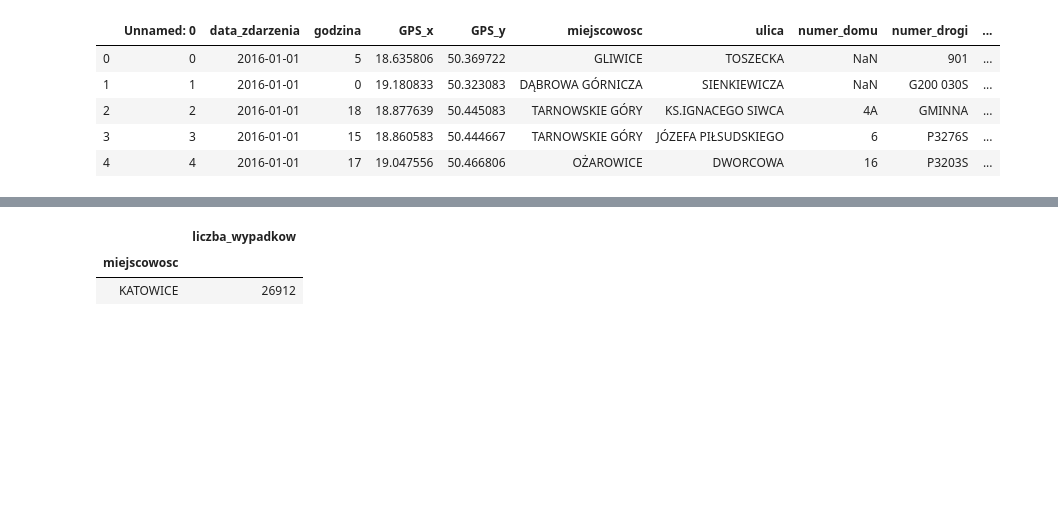
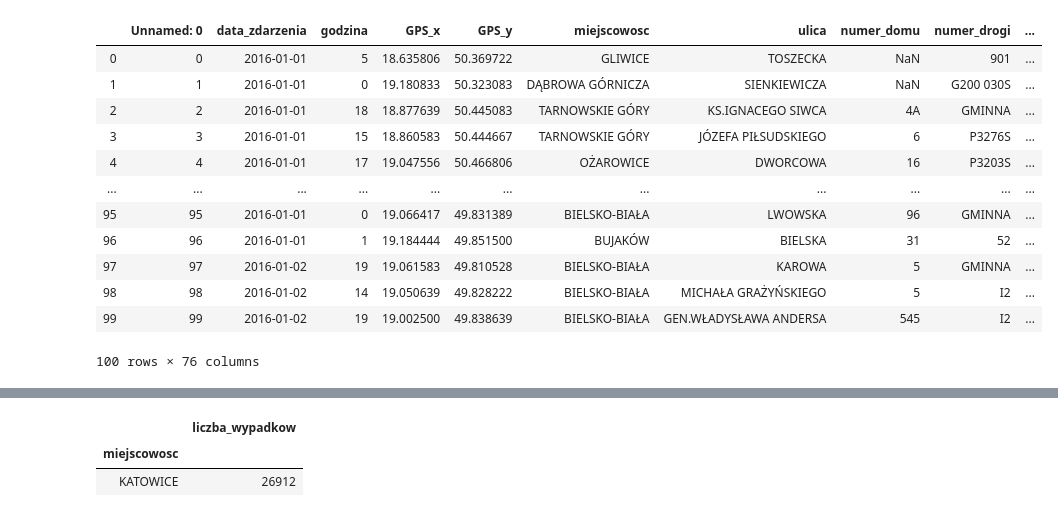
Before and after one commit to KGorczyca/Car_accidents, a Jupyter notebook: analiza_cz2.ipynb, the cells around one changed output, grey strips where cells are left out. Cells and saved outputs as stored; diff of their text form; code cells hidden in the pictures; blank space fills up the shorter version.

```diff
--- a/analiza_cz2.ipynb
+++ b/analiza_cz2.ipynb
@@ -4,14 +5,21 @@ import numpy as np
 # %%
 dane = pd.read_csv('Data/df_enriched.csv')
 pd.options.display.max_columns=75
-dane.head()
+dane.head(100)
 # %% [output]
 |  | Unnamed: 0 | data_zdarzenia | godzina | GPS_x | GPS_y | miejscowosc | ulica | numer_domu | numer_drogi | ... |
 | 0 | 0 | 2016-01-01 | 5 | 18.635806 | 50.369722 | GLIWICE | TOSZECKA | NaN | 901 | ... |
 | 1 | 1 | 2016-01-01 | 0 | 19.180833 | 50.323083 | DĄBROWA GÓRNICZA | SIENKIEWICZA | NaN | G200 030S | ... |
 | 2 | 2 | 2016-01-01 | 18 | 18.877639 | 50.445083 | TARNOWSKIE GÓRY | KS.IGNACEGO SIWCA | 4A | GMINNA | ... |
 | 3 | 3 | 2016-01-01 | 15 | 18.860583 | 50.444667 | TARNOWSKIE GÓRY | JÓZEFA PIŁSUDSKIEGO | 6 | P3276S | ... |
 | 4 | 4 | 2016-01-01 | 17 | 19.047556 | 50.466806 | OŻAROWICE | DWORCOWA | 16 | P3203S | ... |
+| ... | ... | ... | ... | ... | ... | ... | ... | ... | ... | ... |
+| 95 | 95 | 2016-01-01 | 0 | 19.066417 | 49.831389 | BIELSKO-BIAŁA | LWOWSKA | 96 | GMINNA | ... |
+| 96 | 96 | 2016-01-01 | 1 | 19.184444 | 49.851500 | BUJAKÓW | BIELSKA | 31 | 52 | ... |
+| 97 | 97 | 2016-01-02 | 19 | 19.061583 | 49.810528 | BIELSKO-BIAŁA | KAROWA | 5 | GMINNA | ... |
+| 98 | 98 | 2016-01-02 | 14 | 19.050639 | 49.828222 | BIELSKO-BIAŁA | MICHAŁA GRAŻYŃSKIEGO | 5 | I2 | ... |
+| 99 | 99 | 2016-01-02 | 19 | 19.002500 | 49.838639 | BIELSKO-BIAŁA | GEN.WŁADYSŁAWA ANDERSA | 545 | I2 | ... |
+100 rows × 76 columns
 # %%
 dane.columns
 # %% [output]
```
Also changed, not shown: parts of 23 cells of this notebook.
